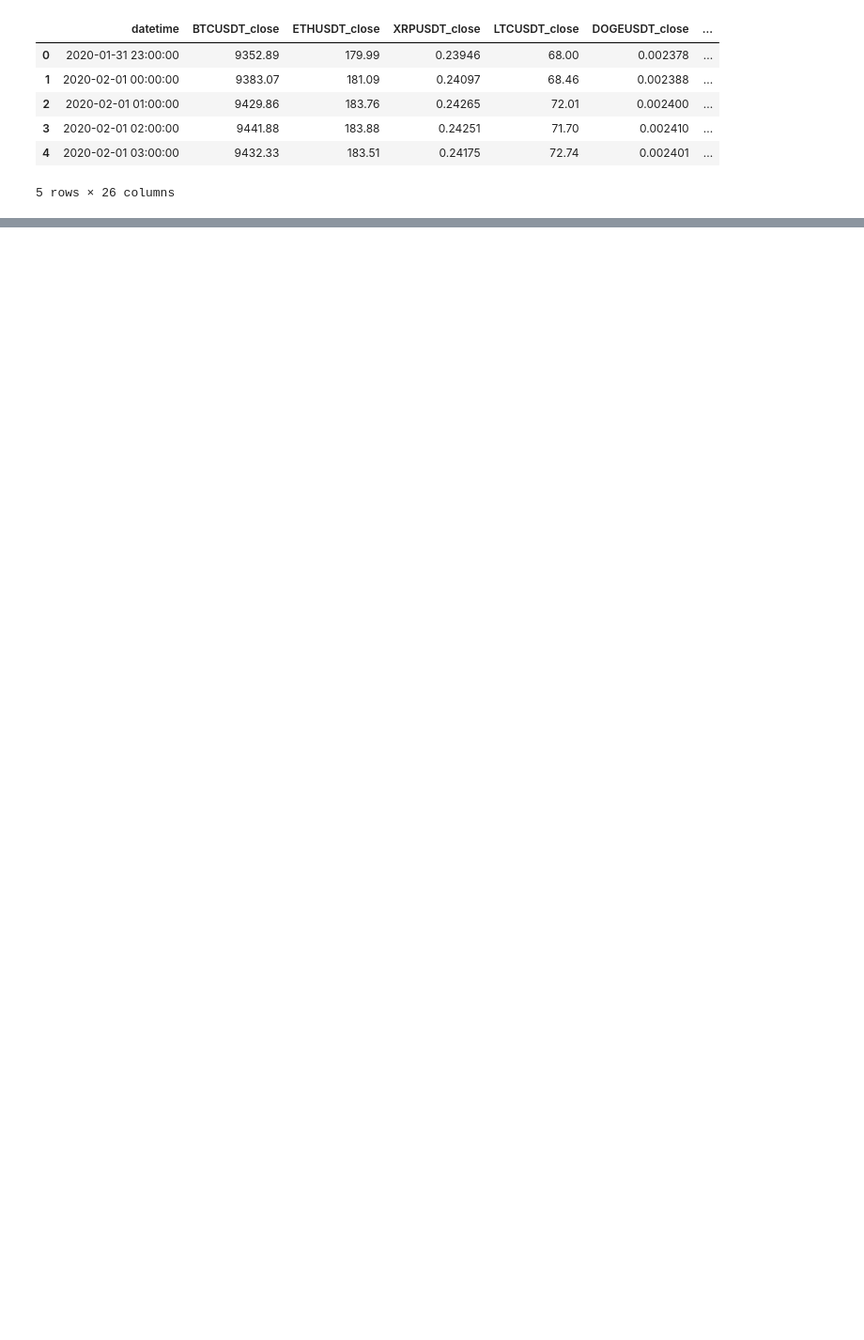
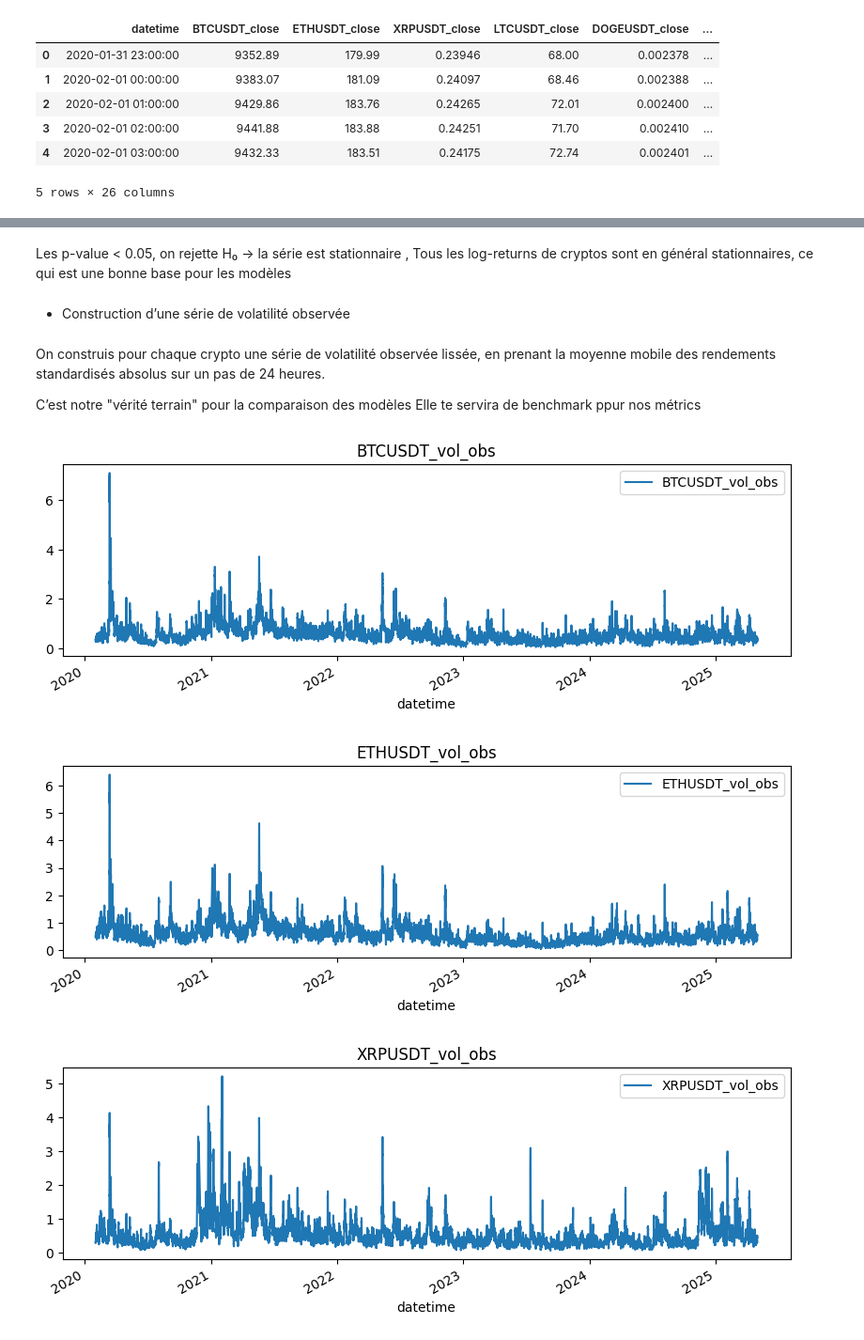
Before and after one commit to KADA-SEDODE/kalman-crypto-forecast, a Jupyter notebook: Code/Programme.ipynb, the cells around one changed output, grey strips where cells are left out. Shown at 94% size. Cells and saved outputs as stored; diff of their text form; code cells hidden in the pictures; blank space fills up the shorter version.

```diff
--- a/Code/Programme.ipynb
+++ b/Code/Programme.ipynb
@@ -159,0 +269,23 @@ df_cryto_prepared.head(5)
+# %% [markdown]
+Les p-value < 0.05, on rejette H₀ → la série est stationnaire , Tous les log-returns de cryptos sont en général stationnaires, ce qui est une bonne base pour les modèles
+# %% [markdown]
+* Construction d’une série de volatilité observée
+# %% [markdown]
+On construis pour chaque crypto une série de volatilité observée lissée, en prenant la moyenne mobile des rendements standardisés absolus sur un pas de 24 heures.
+
+C’est notre "vérité terrain" pour la comparaison des modèles Elle te servira de benchmark ppur  nos métrics
+# %%
+# Détecte toutes les colonnes *_abs_std_return automatiquement
+vol_columns = [col for col in df_cryto_prepared.columns if col.endswith('_abs_std_return')]
+
+for col in vol_columns:
+    base = col.replace('_abs_std_return', '')  # ex: BTCUSDT ou BTC selon renommage
+    df_cryto_prepared[f'{base}_vol_obs'] = df_cryto_prepared[col].rolling(window=24).mean()
+for col in df_cryto_prepared.columns:
+    if col.endswith('_vol_obs'):
+        df_cryto_prepared.plot(x='datetime', y=col, title=col, figsize=(10, 3))
+        plt.show()
+# %% [output]
+[figure, added]
+[figure, added]
+[figure, added]
```
Also changed, not shown: parts of 28 cells of this notebook.
